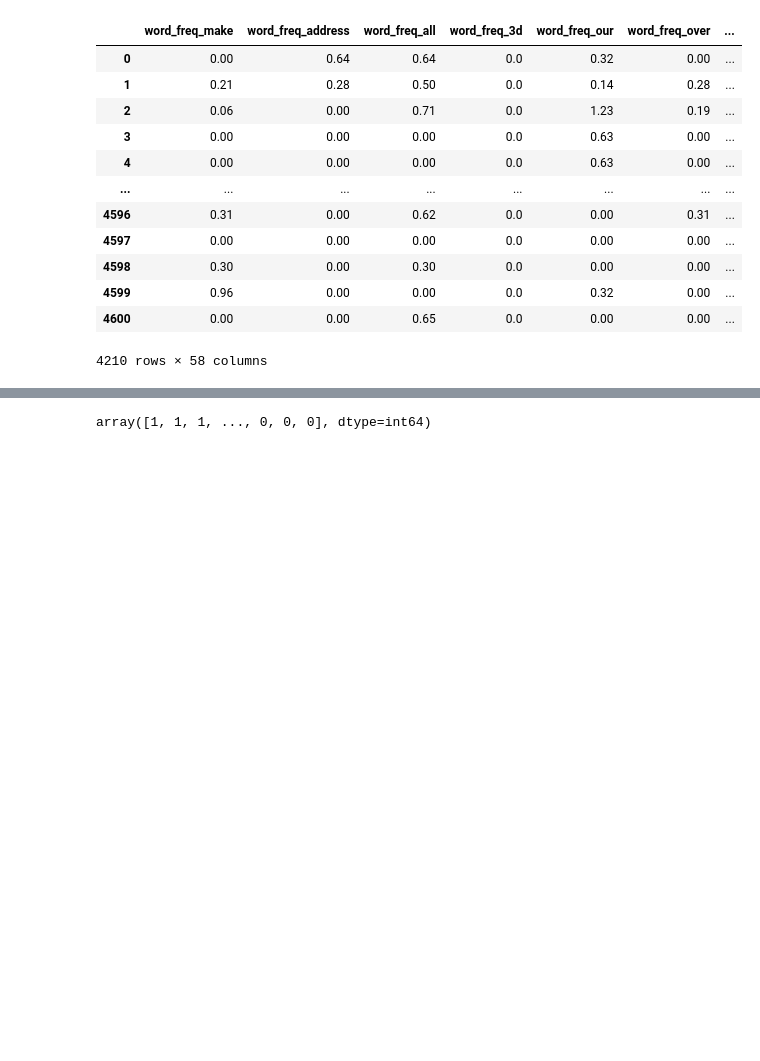
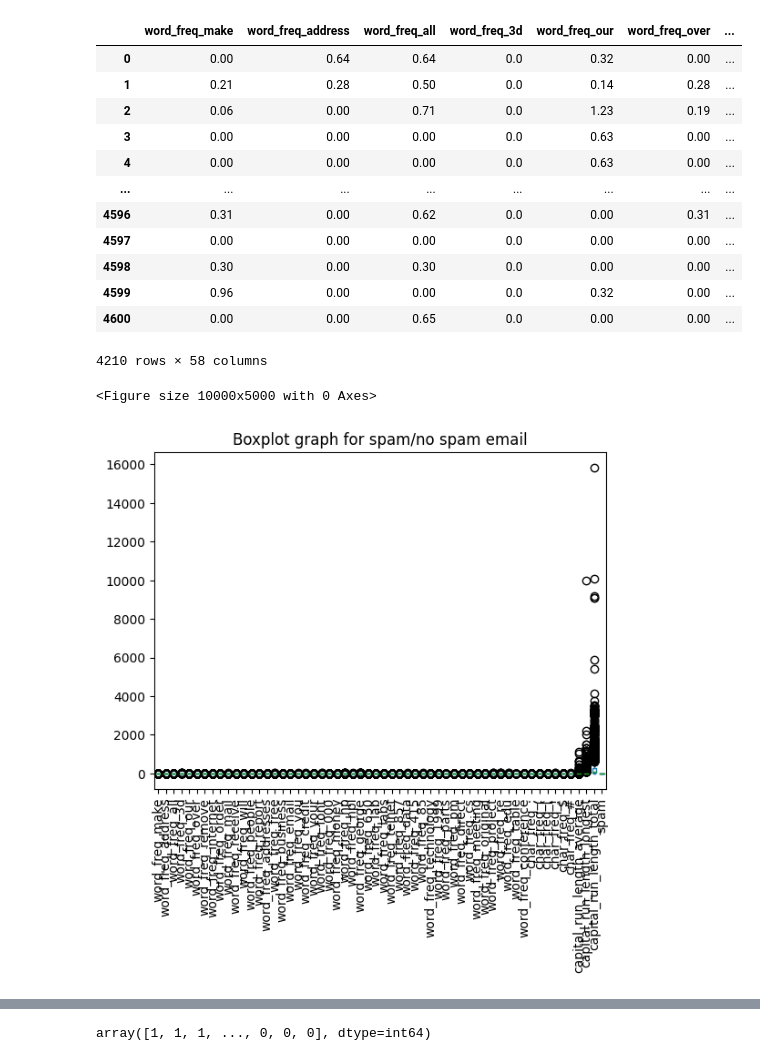
Before and after one commit to GenukaM/Machine_learning-coursework, a Jupyter notebook: Machine learning cw/Ml_cw.ipynb, the cells around one changed output, grey strips where cells are left out. Saved outputs shown, nothing was run; the diff lists cells and outputs as text; code cells hidden in the pictures; blank space fills up the shorter version.

```diff
--- a/Machine learning cw/Ml_cw.ipynb
+++ b/Machine learning cw/Ml_cw.ipynb
@@ -58,3 +60,11 @@ new_data
 | 4599 | 0.96 | 0.00 | 0.00 | 0.0 | 0.32 | 0.00 | ... |
 | 4600 | 0.00 | 0.00 | 0.65 | 0.0 | 0.00 | 0.00 | ... |
 4210 rows × 58 columns
+# %%
+#check the data set for outliers
+figure = plt.figure(figsize=(100,50))
+new_data.plot.box(title="Boxplot graph for spam/no spam email", rot=90)
+plt.show()
+# %% [output]
+<Figure size 10000x5000 with 0 Axes>
+[figure, added]
```
Also changed, not shown: parts of 38 cells of this notebook.
